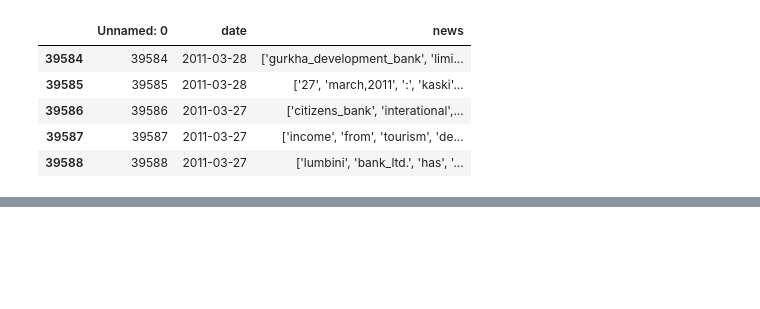
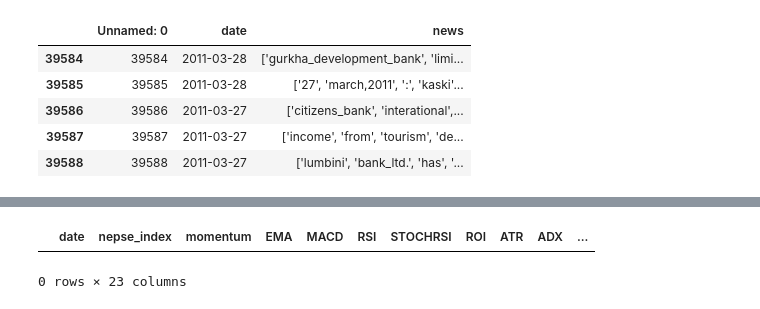
Before and after one commit to Sampanna-Sharma/Nepal-Stock-Market-Visualization, a Jupyter notebook: dataset.ipynb, the cells around one changed output, grey strips where cells are left out. Cells and saved outputs as stored; diff of their text form; code cells hidden in the pictures; blank space fills up the shorter version.

```diff
--- a/dataset.ipynb
+++ b/dataset.ipynb
@@ -114,0 +262,5 @@ result_df[["closing_price", "news"]].head()
+# %%
+final.head()
+# %% [output]
+|  | date | nepse_index | momentum | EMA | MACD | RSI | STOCHRSI | ROI | ATR | ADX | ... |
+0 rows × 23 columns
```
Also changed, not shown: parts of 8 cells of this notebook.
